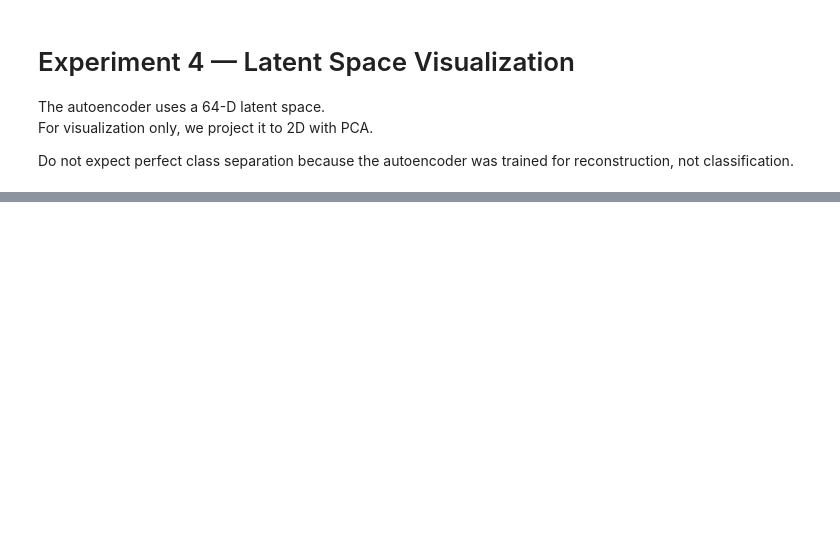
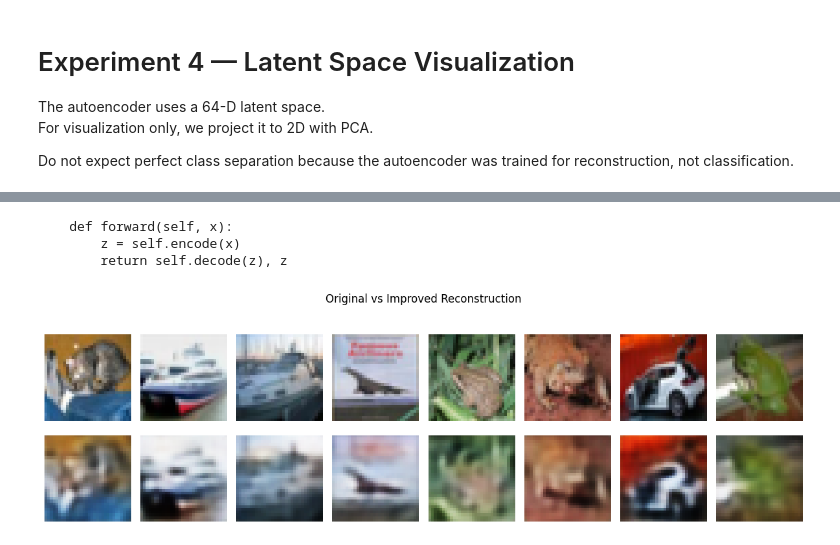
Before and after one commit to jyeon6273/DeepNeuralNetworks, a Jupyter notebook: Assignment_1_CIFAR10_Autoencoder.ipynb, the cells around one changed output, grey strips where cells are left out. Cells and saved outputs as stored; diff of their text form; code cells hidden in the pictures; blank space fills up the shorter version.

```diff
--- a/Assignment_1_CIFAR10_Autoencoder.ipynb
+++ b/Assignment_1_CIFAR10_Autoencoder.ipynb
@@ -379,0 +438,14 @@ plt.show()
+# %%
+# Final Improved Model
+improved_model = ConvAutoencoder(latent_dim=256).to(DEVICE)
+
+improved_history, improved_time = train_autoencoder(
+    improved_model,
+    epochs=10,
+    lr=0.001
+)
+
+improved_test_loss = evaluate(improved_model, test_loader)
+
+print("Improved Test Loss:", improved_test_loss)
+print("Training Time:", improved_time)
@@ -379,0 +465,39 @@ plt.show()
+# %%
+import inspect
+print(inspect.getsource(ConvAutoencoder.forward))
+# %% [output]
+    def forward(self, x):
+        z = self.encode(x)
+        return self.decode(z), z
+# %%
+# Compare original and improved reconstructions
+
+improved_model.eval()
+
+x, _ = next(iter(test_loader))
+x = x.to(DEVICE)
+
+with torch.no_grad():
+    recon, z = improved_model(x)
+
+x = x.cpu()
+recon = recon.cpu()
+
+plt.figure(figsize=(12, 4))
+
+for i in range(8):
+    # Original
+    plt.subplot(2, 8, i + 1)
+    plt.imshow(x[i].permute(1, 2, 0))
+    plt.axis("off")
+
+    # Reconstruction
+    plt.subplot(2, 8, 8 + i + 1)
+    plt.imshow(recon[i].permute(1, 2, 0))
+    plt.axis("off")
+
+plt.suptitle("Original vs Improved Reconstruction")
+plt.tight_layout()
+plt.show()
+# %% [output]
+[figure, added]
```
Also changed, not shown: parts of 22 cells of this notebook.
